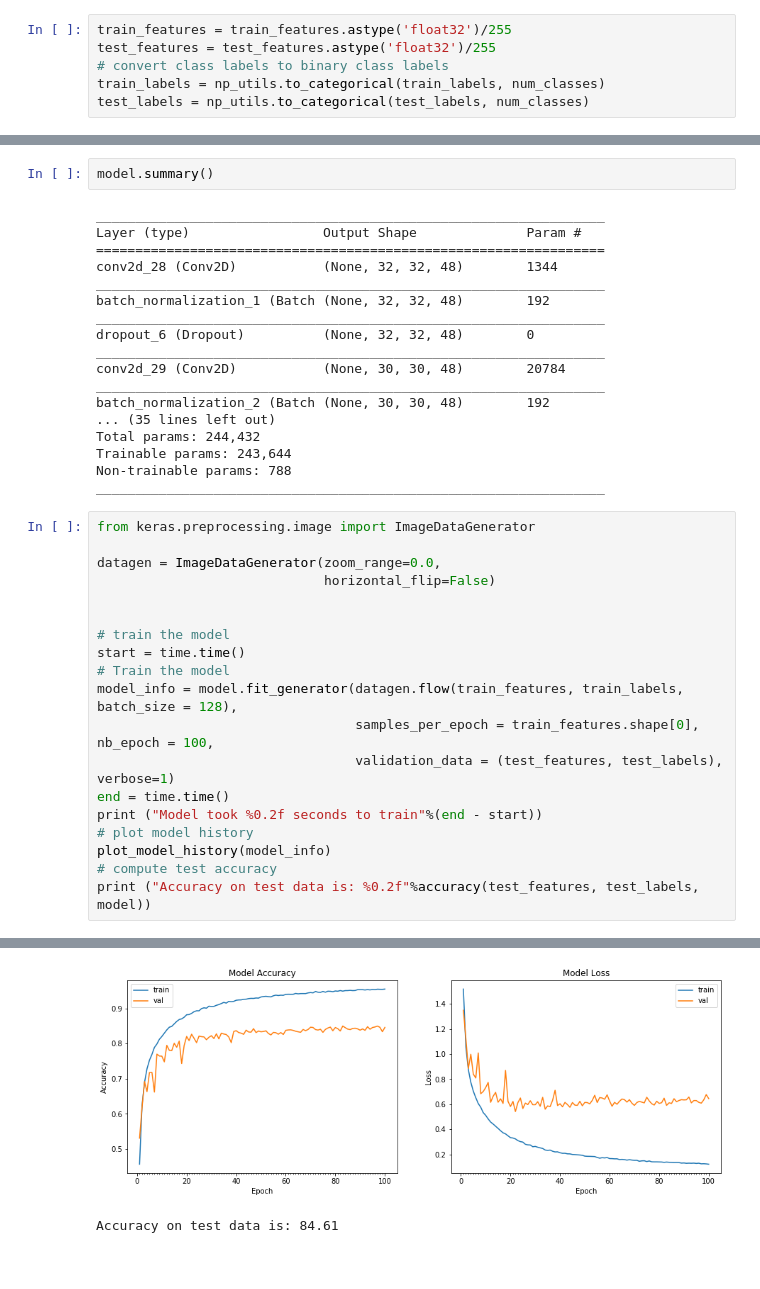
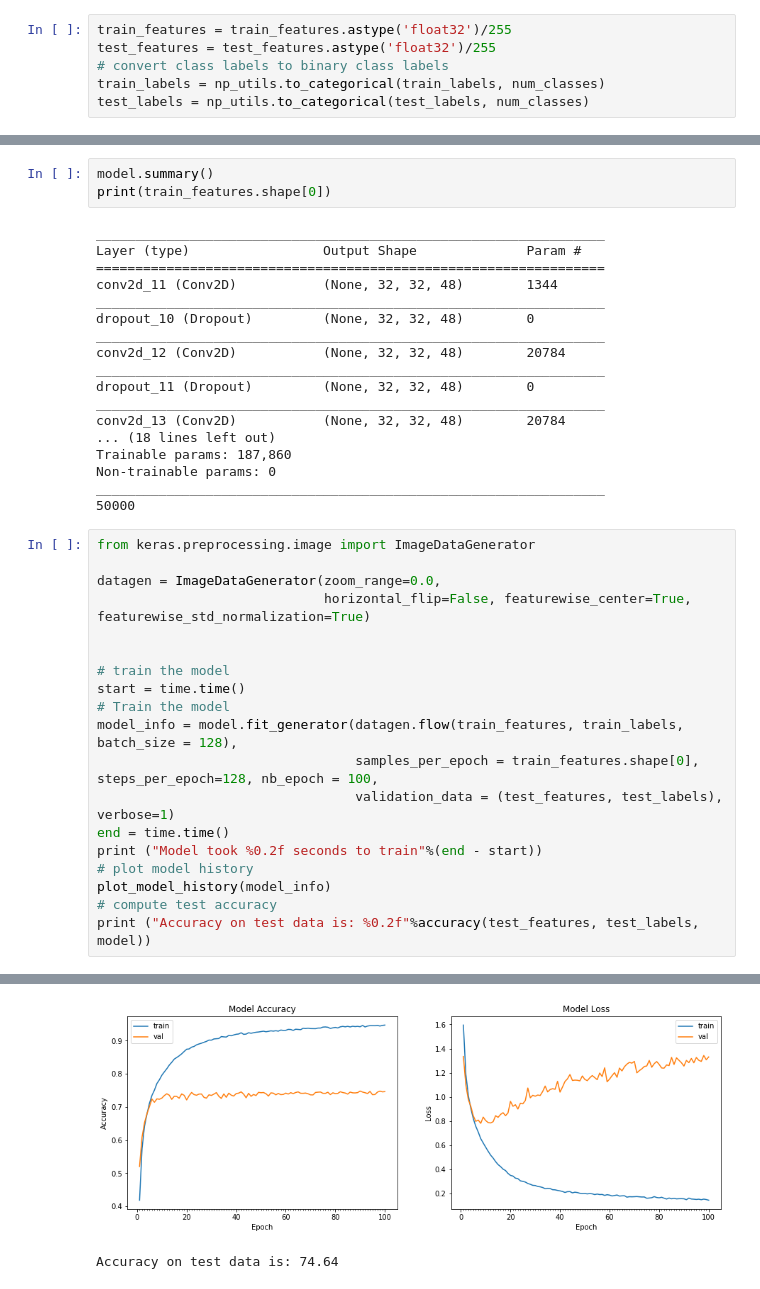
Before and after one commit to simandi2877/eva, a Jupyter notebook: Project6/Assignment_6A.ipynb, the cells around one changed output, grey strips where cells are left out. Drawn from its saved outputs; the diff is of its cells as text.

```diff
--- a/Project6/Assignment_6A.ipynb
+++ b/Project6/Assignment_6A.ipynb
@@ -106,36 +115,37 @@ model.add(Activation('softmax'))
 model.compile(optimizer='adam', loss='categorical_crossentropy', metrics=['accuracy'])
 # %%
 model.summary()
+print(train_features.shape[0])
 # %% [output]
 _________________________________________________________________
 Layer (type)                 Output Shape              Param #
 =================================================================
-conv2d_28 (Conv2D)           (None, 32, 32, 48)        1344
+conv2d_11 (Conv2D)           (None, 32, 32, 48)        1344
 _________________________________________________________________
-batch_normalization_1 (Batch (None, 32, 32, 48)        192
+dropout_10 (Dropout)         (None, 32, 32, 48)        0
 _________________________________________________________________
-dropout_6 (Dropout)          (None, 32, 32, 48)        0
+conv2d_12 (Conv2D)           (None, 32, 32, 48)        20784
 _________________________________________________________________
-conv2d_29 (Conv2D)           (None, 30, 30, 48)        20784
+dropout_11 (Dropout)         (None, 32, 32, 48)        0
 _________________________________________________________________
-batch_normalization_2 (Batch (None, 30, 30, 48)        192
-... (35 lines left out)
-Total params: 244,432
-Trainable params: 243,644
-Non-trainable params: 788
+conv2d_13 (Conv2D)           (None, 32, 32, 48)        20784
+... (18 lines left out)
+Trainable params: 187,860
+Non-trainable params: 0
 _________________________________________________________________
+50000
 # %%
 from keras.preprocessing.image import ImageDataGenerator
 
 datagen = ImageDataGenerator(zoom_range=0.0,
-                             horizontal_flip=False)
+                             horizontal_flip=False, featurewise_center=True, featurewise_std_normalization=True)
 
 
 # train the model
 start = time.time()
 # Train the model
 model_info = model.fit_generator(datagen.flow(train_features, train_labels, batch_size = 128),
-                                 samples_per_epoch = train_features.shape[0], nb_epoch = 100,
+                                 samples_per_epoch = train_features.shape[0], steps_per_epoch=128, nb_epoch = 100,
                                  validation_data = (test_features, test_labels), verbose=1)
 end = time.time()
 print ("Model took %0.2f seconds to train"%(end - start))
@@ -164,2 +175,2 @@ Model took 1491.67 seconds to train
-[figure, old version]
+[figure, new version]
-Accuracy on test data is: 84.61
+Accuracy on test data is: 74.64
```
Also changed, not shown: parts of 4 cells of this notebook.
